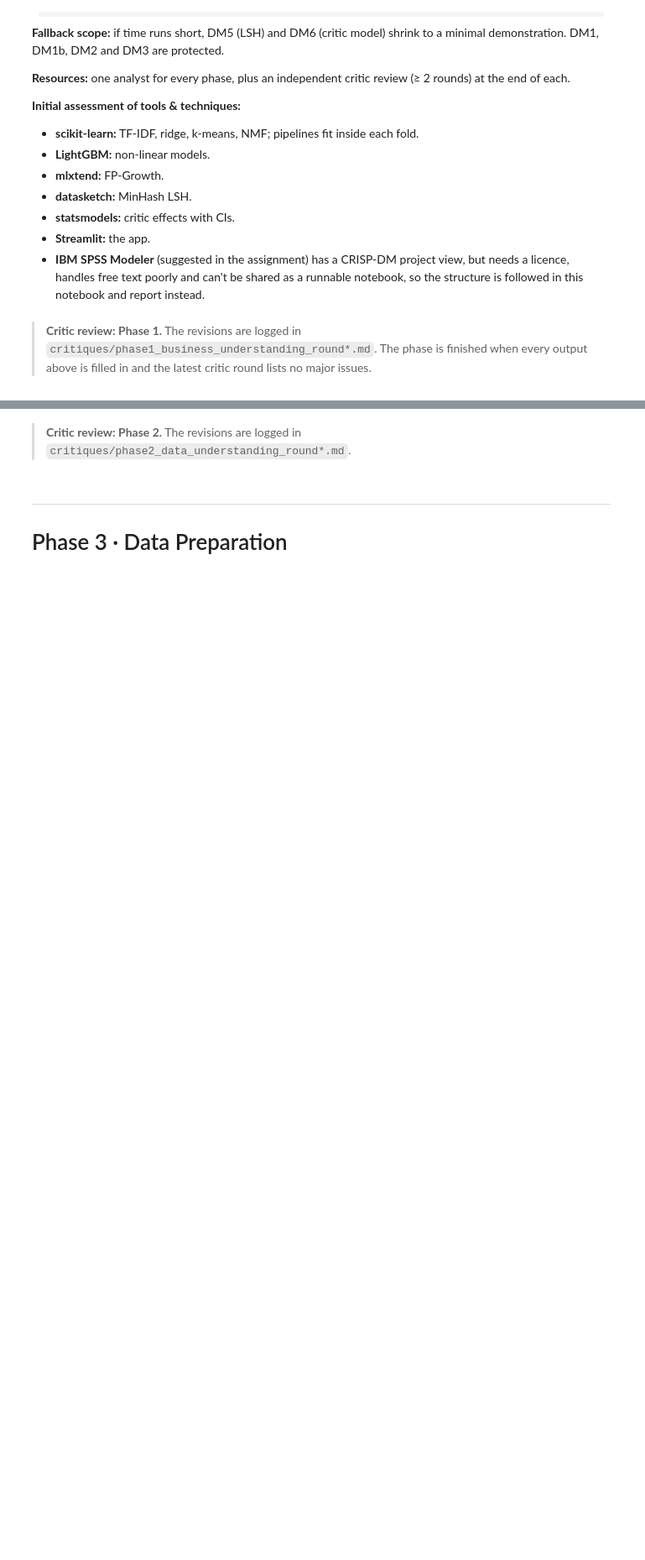
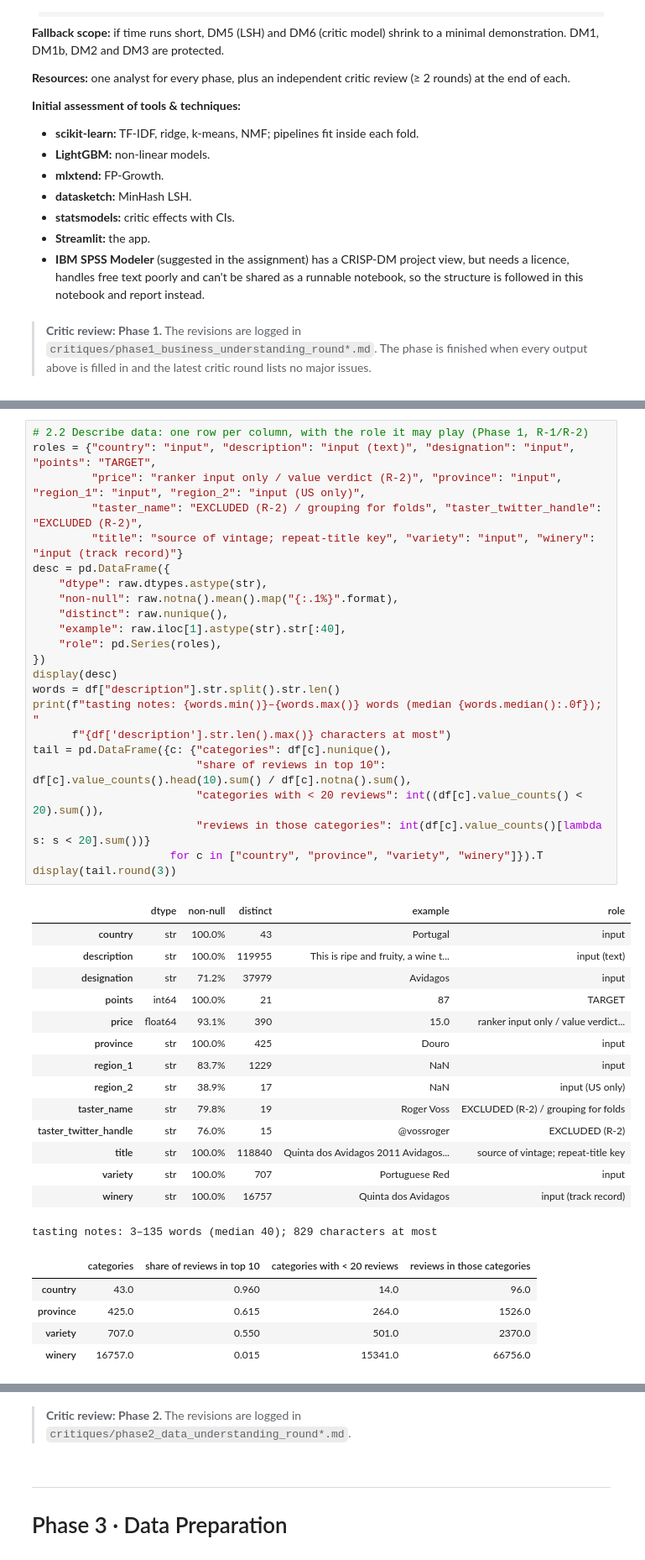
Before and after one commit to anita-agasaveeran/Assignment4, a Jupyter notebook: 01_CRISP-DM_Wine_Value/notebooks/CRISP_DM_Wine_Value.ipynb, the cells around one changed output, grey strips where cells are left out. Shown at 84% size. Cells and saved outputs as stored; diff of their text form; blank space fills up the shorter version.

```diff
--- a/01_CRISP-DM_Wine_Value/notebooks/CRISP_DM_Wine_Value.ipynb
+++ b/01_CRISP-DM_Wine_Value/notebooks/CRISP_DM_Wine_Value.ipynb
@@ -645,0 +668,44 @@ Dates assume work started 2026-11-03. `instructions.txt` gives no due date. **Th
+# %%
+# 2.2 Describe data: one row per column, with the role it may play (Phase 1, R-1/R-2)
+roles = {"country": "input", "description": "input (text)", "designation": "input", "points": "TARGET",
+         "price": "ranker input only / value verdict (R-2)", "province": "input", "region_1": "input", "region_2": "input (US only)",
+         "taster_name": "EXCLUDED (R-2) / grouping for folds", "taster_twitter_handle": "EXCLUDED (R-2)",
+         "title": "source of vintage; repeat-title key", "variety": "input", "winery": "input (track record)"}
+desc = pd.DataFrame({
+    "dtype": raw.dtypes.astype(str),
+    "non-null": raw.notna().mean().map("{:.1%}".format),
+    "distinct": raw.nunique(),
+    "example": raw.iloc[1].astype(str).str[:40],
+    "role": pd.Series(roles),
+})
+display(desc)
+words = df["description"].str.split().str.len()
+print(f"tasting notes: {words.min()}–{words.max()} words (median {words.median():.0f}); "
+      f"{df['description'].str.len().max()} characters at most")
+tail = pd.DataFrame({c: {"categories": df[c].nunique(),
+                         "share of reviews in top 10": df[c].value_counts().head(10).sum() / df[c].notna().sum(),
+                         "categories with < 20 reviews": int((df[c].value_counts() < 20).sum()),
+                         "reviews in those categories": int(df[c].value_counts()[lambda s: s < 20].sum())}
+                     for c in ["country", "province", "variety", "winery"]}).T
+display(tail.round(3))
+# %% [output]
+|  | dtype | non-null | distinct | example | role |
+| country | str | 100.0% | 43 | Portugal | input |
+| description | str | 100.0% | 119955 | This is ripe and fruity, a wine t... | input (text) |
+| designation | str | 71.2% | 37979 | Avidagos | input |
+| points | int64 | 100.0% | 21 | 87 | TARGET |
+| price | float64 | 93.1% | 390 | 15.0 | ranker input only / value verdict... |
+| province | str | 100.0% | 425 | Douro | input |
+| region_1 | str | 83.7% | 1229 | NaN | input |
+| region_2 | str | 38.9% | 17 | NaN | input (US only) |
+| taster_name | str | 79.8% | 19 | Roger Voss | EXCLUDED (R-2) / grouping for folds |
+| taster_twitter_handle | str | 76.0% | 15 | @vossroger | EXCLUDED (R-2) |
+| title | str | 100.0% | 118840 | Quinta dos Avidagos 2011 Avidagos... | source of vintage; repeat-title key |
+| variety | str | 100.0% | 707 | Portuguese Red | input |
+| winery | str | 100.0% | 16757 | Quinta dos Avidagos | input (track record) |
+tasting notes: 3–135 words (median 40); 829 characters at most
+|  | categories | share of reviews in top 10 | categories with < 20 reviews | reviews in those categories |
+| country | 43.0 | 0.960 | 14.0 | 96.0 |
+| province | 425.0 | 0.615 | 264.0 | 1526.0 |
+| variety | 707.0 | 0.550 | 501.0 | 2370.0 |
+| winery | 16757.0 | 0.015 | 15341.0 | 66756.0 |
```
Also changed, not shown: parts of 49 cells of this notebook, 15 other files.
